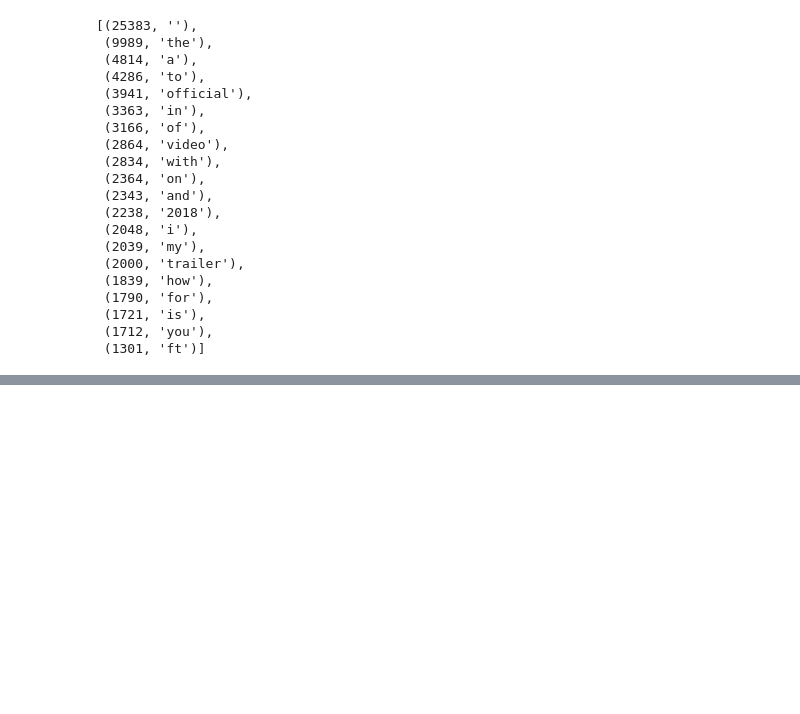
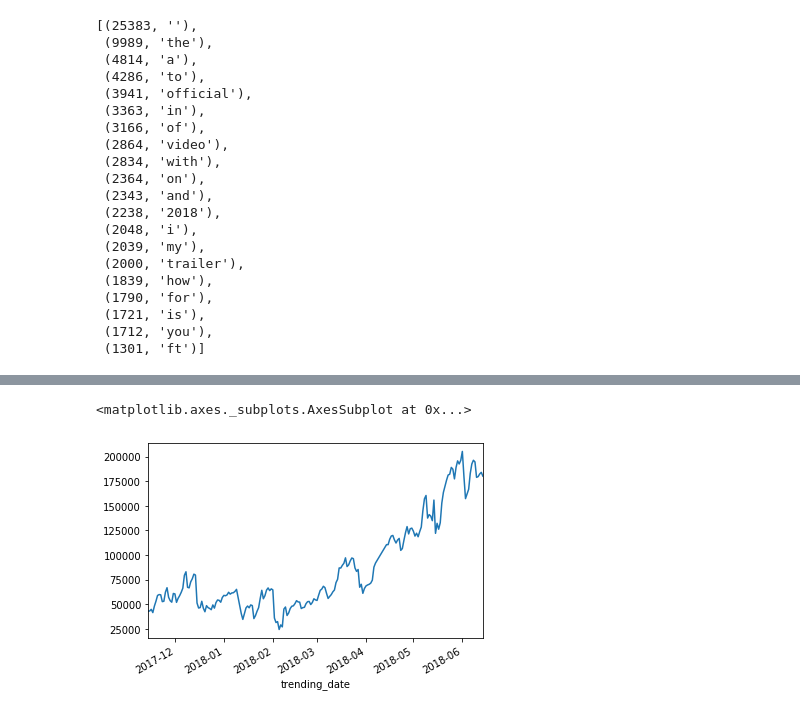
Before and after one commit to HaoNanLa/python_cource_project, a Jupyter notebook: code/main.ipynb, the cells around one changed output, grey strips where cells are left out. Cells and saved outputs as stored; diff of their text form; code cells hidden in the pictures; blank space fills up the shorter version.

```diff
--- a/code/main.ipynb
+++ b/code/main.ipynb
@@ -98,0 +124,5 @@ SyntaxError: invalid syntax (<ipython-input-28-455680ca2399>, line 1)
+# %%
+(trend['likes']+trend['dislikes']+trend['comment_count']).plot()
+# %% [output]
+<matplotlib.axes._subplots.AxesSubplot at 0x...>
+[figure, added]
```
Also changed, not shown: parts of 7 cells of this notebook.
